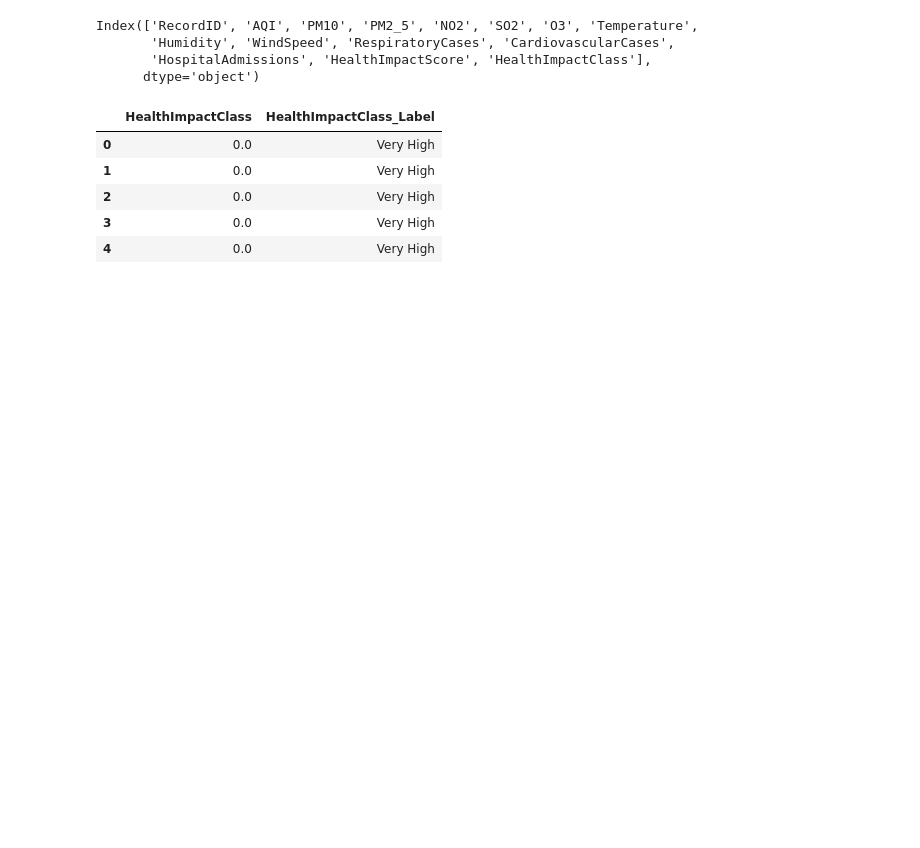
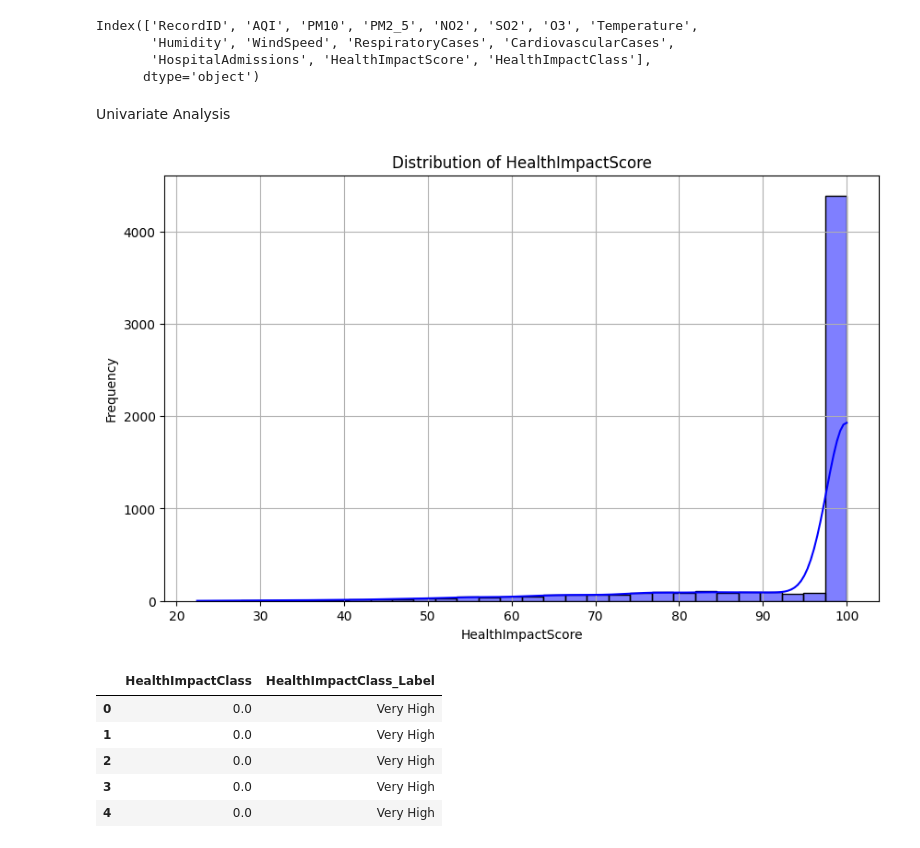
Before and after one commit to Veona-M/air-quality-health-impact, a Jupyter notebook: Air-quality-health-prediction.ipynb, the cells around one changed output. Saved outputs shown, nothing was run; the diff lists cells and outputs as text; code cells hidden in the pictures; blank space fills up the shorter version.

```diff
--- a/Air-quality-health-prediction.ipynb
+++ b/Air-quality-health-prediction.ipynb
@@ -113,6 +120,22 @@ Index(['RecordID', 'AQI', 'PM10', 'PM2_5', 'NO2', 'SO2', 'O3', 'Temperature',
        'Humidity', 'WindSpeed', 'RespiratoryCases', 'CardiovascularCases',
        'HospitalAdmissions', 'HealthImpactScore', 'HealthImpactClass'],
       dtype='object')
+# %%
+air_df.drop(columns=['RecordID', 'RespiratoryCases', 'CardiovascularCases', 'HospitalAdmissions'], inplace=True)
+# %% [markdown]
+Univariate Analysis
+# %%
+# Visualize the  distribution of 'HealthImpactScore'
+plt.figure(figsize=(10, 6))
+
+sns.histplot(air_df['HealthImpactScore'], bins=30, kde=True, color='blue')
+plt.title('Distribution of HealthImpactScore')
+plt.xlabel('HealthImpactScore')
+plt.ylabel('Frequency')
+plt.grid(True)
+plt.show()
+# %% [output]
+[figure, added]
 # %%
 # Define the classes
 
```
Also changed, not shown: parts of 65 cells of this notebook.
